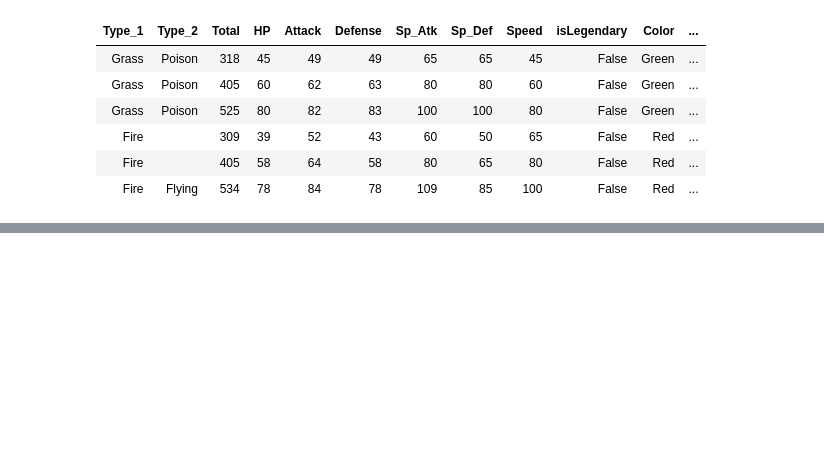
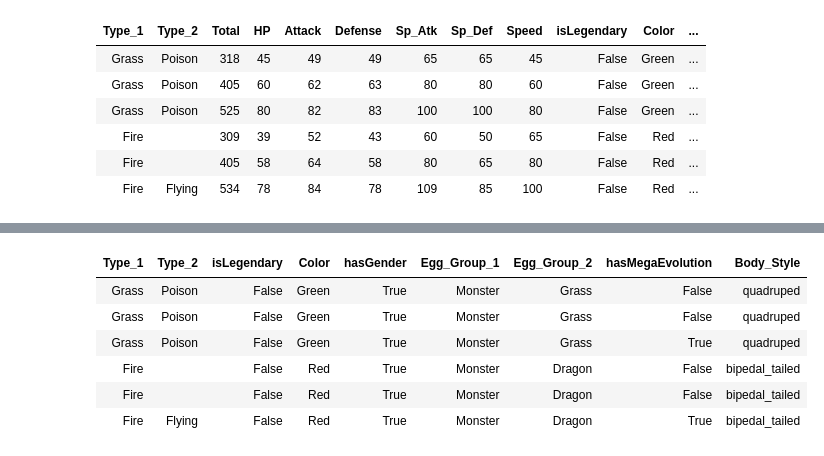
Before and after one commit to gibsramen/gUMAP, a Jupyter notebook: notebooks/pokemon_R.ipynb, the cells around one changed output, grey strips where cells are left out. Saved outputs shown, nothing was run; the diff lists cells and outputs as text; code cells hidden in the pictures; blank space fills up the shorter version.

```diff
--- a/notebooks/pokemon_R.ipynb
+++ b/notebooks/pokemon_R.ipynb
@@ -68,2 +68,13 @@ as.matrix(dist.mat)
 # %%
 write.csv(as.matrix(dist.mat), "../data/processed/pokemon_dm_gower.csv")
+# %%
+df2 <- raw.df %>% select(-c(Number, Name, Generation, Pr_Male, Total, HP, Attack, Defense, Sp_Atk, Sp_Def, Speed, Height_m, Weight_kg, Catch_Rate))
+head(df2)
+# %% [output]
+| Type_1 | Type_2 | isLegendary | Color | hasGender | Egg_Group_1 | Egg_Group_2 | hasMegaEvolution | Body_Style |
+| Grass | Poison | False | Green | True | Monster | Grass | False | quadruped |
+| Grass | Poison | False | Green | True | Monster | Grass | False | quadruped |
+| Grass | Poison | False | Green | True | Monster | Grass | True | quadruped |
+| Fire |  | False | Red | True | Monster | Dragon | False | bipedal_tailed |
+| Fire |  | False | Red | True | Monster | Dragon | False | bipedal_tailed |
+| Fire | Flying | False | Red | True | Monster | Dragon | True | bipedal_tailed |
```
Also changed, not shown: parts of 5 cells of this notebook, 7 other files.
